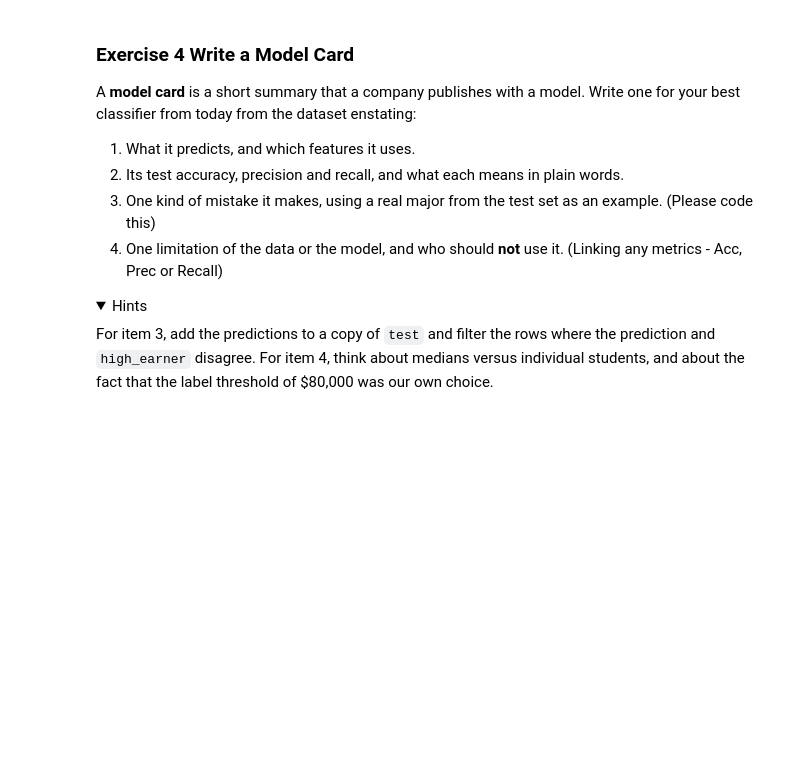
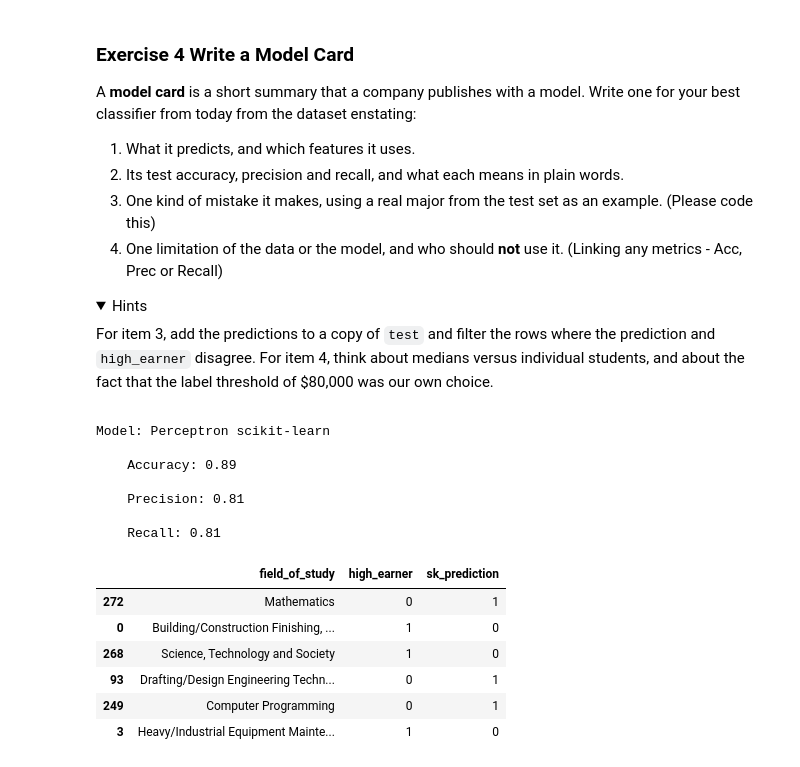
Before and after one commit to ansonwang05/NYU-Tandon-Career-Hub-Fall-2026-Data-Science-Bootcamp, a Jupyter notebook: Week_6/Code/Week_6.ipynb, the cells around one changed output. Drawn from its saved outputs; the diff is of its cells as text; code cells hidden in the pictures; folded sections open; blank space fills up the shorter version.

```diff
--- a/Week_6/Code/Week_6.ipynb
+++ b/Week_6/Code/Week_6.ipynb
@@ -1054,3 +1058,7 @@ pd.DataFrame(rows).round(2)
 </details>
 # %%
 # Your code here
+majors["top_earner"] = (majors["median_salary_4yr"] >= 90_000).astype(int)
+
+top_earners = majors["top_earner"].value_counts()
+print(top_earners[1] / top_earners.sum() * 100)
@@ -1119,11 +1177,12 @@ pd.DataFrame(X_train_s, columns=FEATURES).describe().round(2).loc[["mean", "std"
 # %% [markdown]
 **What this cell does:** one perceptron decision, computed by hand. We pick weights ourselves for now, and feed in one major.
 # %%
-MAJOR = "Computer Science"          # change me
+MAJOR = "Psychology, General"          # change me
 w = np.array([1.5, 0.5])            # change me: weights for (starting salary, AI exposure)
-b = -0.5                            # change me: bias
+b = 100                            # change me: bias
 
 row = majors.loc[majors["field_of_study"] == MAJOR]
+
 x = scaler.transform(row[FEATURES])[0]
 
 z = w[0] * x[0] + w[1] * x[1] + b
@@ -1470,3 +1608,53 @@ A **model card** is a short summary that a company publishes with a model. Write
 </details>
 # %%
 # Your code here
+
+'''
+1. The model predicts whether or not the major is a going to be high earner or not.
+    The features used are "median_starting_salary" and "ai_exposure".
+2. The accuracy is how often the model gets the right prediction overall.
+    Basically how much of the data set the model gets correct, can be skewed
+    when most of the data is one sided. There are only 29% of the majors that are high
+    earners therefore saying "No" every time will give the model 71% accuracy.
+    The precision is how often, when the model says yes and the answer is yes.
+    Basically everything that is 100% a high earner is we get but can miss a couple of majors
+    that can be high earners.
+    The recall is how many of the real yesses did the model find.
+    Basically when we catch all majors that are high earning but can have some non
+    high earning majors in the mix.
+'''
+print(f"""Model: Perceptron scikit-learn\n
+    Accuracy: {accuracy_score(y_test_c, sk_pred):.2f}\n
+    Precision: {precision_score(y_test_c, sk_pred):.2f}\n
+    Recall: {recall_score(y_test_c, sk_pred):.2f} """)
+
+
+test_copy["sk_prediction"] = sk_pred
+test_copy["pred_match"] = test_copy["high_earner"] != test_copy["sk_prediction"]
+
+test_copy[test_copy["pred_match"]][["field_of_study", "high_earner", "sk_prediction"]]
+
+'''
+4. The median itself does not represent an individual students who are high earners.
+    There could be students in a major who are high earners but because it's only
+    a aggregate of all the salaries in that major it misses those people. The $80000
+    threshold, in the data, when any major earns $79000 it would not count as a high
+    earner but that $1000 difference doesn't really make a difference.
+'''
+
+test_copy[test_copy["pred_match"]][["field_of_study", "high_earner", "sk_prediction"]]
+# %% [output]
+Model: Perceptron scikit-learn
+
+    Accuracy: 0.89
+
+    Precision: 0.81
+
+    Recall: 0.81
+|  | field_of_study | high_earner | sk_prediction |
+| 272 | Mathematics | 0 | 1 |
+| 0 | Building/Construction Finishing, ... | 1 | 0 |
+| 268 | Science, Technology and Society | 1 | 0 |
+| 93 | Drafting/Design Engineering Techn... | 0 | 1 |
+| 249 | Computer Programming | 0 | 1 |
+| 3 | Heavy/Industrial Equipment Mainte... | 1 | 0 |
```
Also changed, not shown: parts of 16 cells of this notebook.
